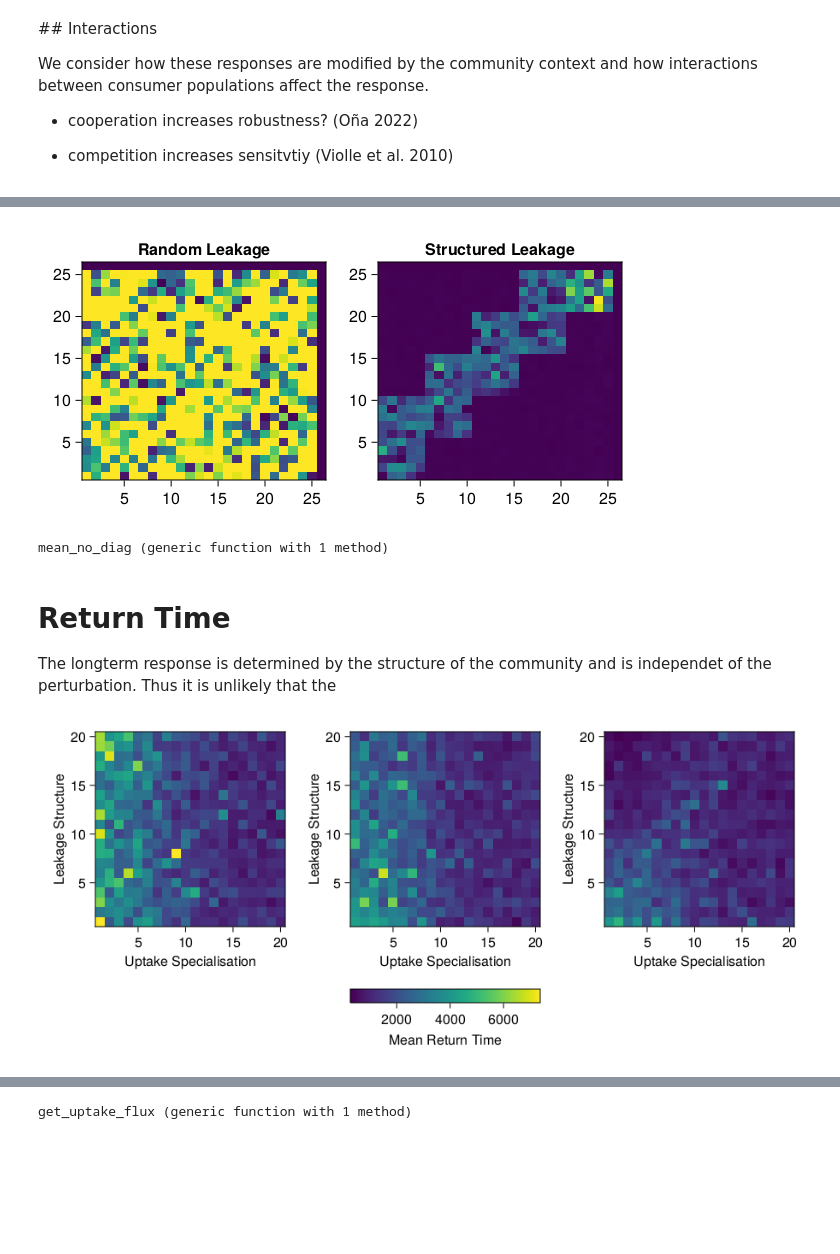
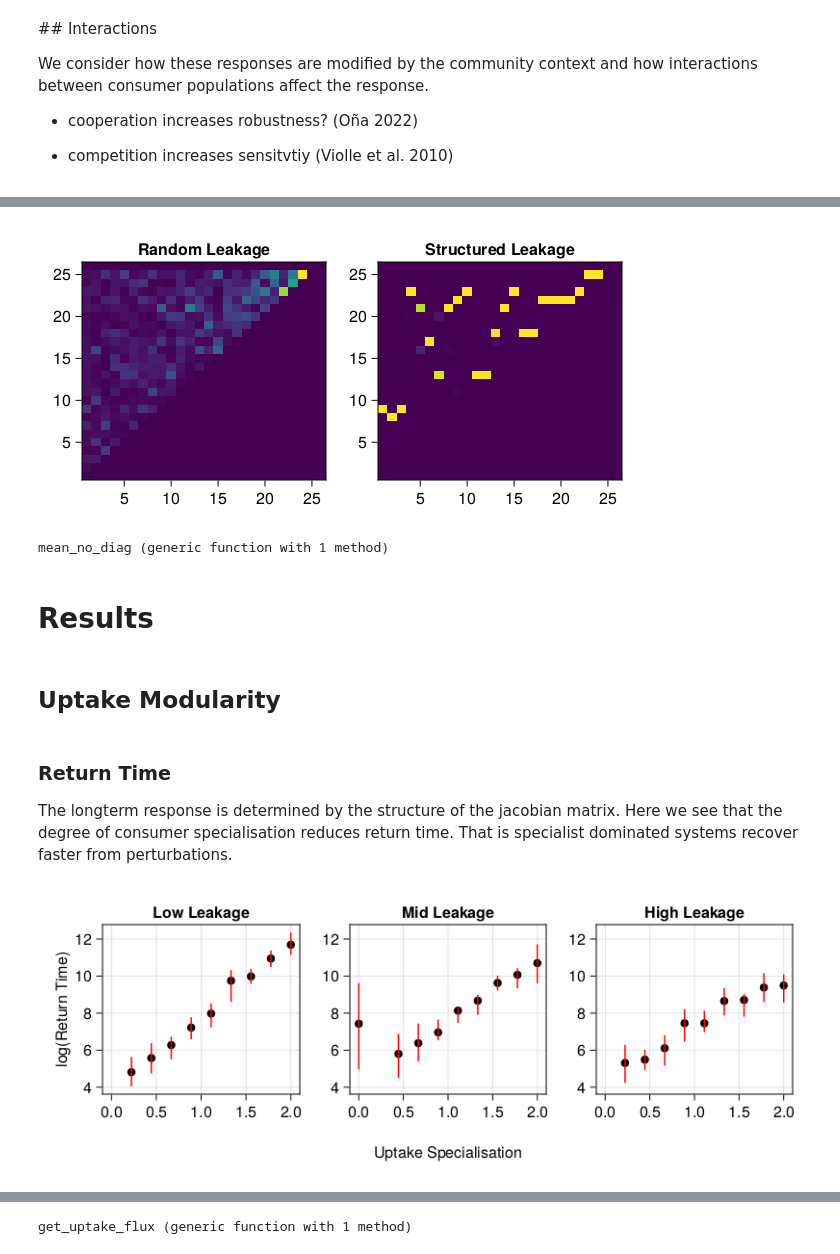
Before and after one commit to CleggTom/chemicalstressors, a Jupyter notebook: notebooks/detox_stress_model.ipynb, the cells around one changed output, grey strips where cells are left out. Cells and saved outputs as stored; diff of their text form; code cells hidden in the pictures; blank space fills up the shorter version.

```diff
--- a/notebooks/detox_stress_model.ipynb
+++ b/notebooks/detox_stress_model.ipynb
@@ -172,20 +319,21 @@ f = Figure(resolution = (600,300))
 ax1 = Axis(f[1,1],title = "Random Leakage")
 ax2 = Axis(f[1,2],title = "Structured Leakage")
 
-heatmap!(ax1, fl(50,26,Dict(:l_ratio => 1.0, :λ => 0.5)), colorrange = (0.0,0.5 / 26))
-heatmap!(ax2, fl(50,26,Dict(:l_ratio => 100.0, :λ => 0.5)), colorrange = (0.0,5 / 26))
+heatmap!(ax1, dirchlet_leakage(50,26,Dict(:al => 1.0, :λ => 1.0)), colorrange = (0.0,1.0))
+heatmap!(ax2, dirchlet_leakage(50,26,Dict(:al => 0.01, :λ => 1.0)), colorrange = (0.0,1.0))
+
 
 f
 # %% [output]
-[figure, old version]
+[figure, new version]
 # %%
 r = JLD2.load("../data/detox_simulations.jld2")
 analysis = JLD2.load("../data/analysis.jld2")
 
-N_r,N_u, N_l, N_λ, N_ρ, N_utot = size(r["J"])
+N_r,N_u,N_λ,N_ρ = size(r["J"])
 
-s_vec = 10 .^ range(0, 2, length = 20)
-ρ_vec = ρ_vec = [0.0, 0.01, 0.1, 1.0]
+u_vec =  (range(0, 2, length = N_u))
+ρ_vec = range(-4, -4, length = N_ρ)
 λ_vec = [0.1, 0.3, 0.7]
 
 mean_no_diag(A) = (sum(A) - sum(A[diagind(A)])) / (prod(size(A) .- [0, 1]))
@@ -213,21 +342,42 @@ sum_pos_ = sum_pos.(analysis["a_mat"]);
+# %% [markdown]
+# Results
+# %% [markdown]
+## Uptake Modularity
 # %% [markdown]
-# Return Time
+### Return Time
 
-The longterm response is determined by the structure of the community and is independet of the perturbation. Thus it is unlikely that the
+The longterm response is determined by the structure of the jacobian matrix. Here we see that the degree of consumer specialisation reduces return time. That is specialist dominated systems recover faster from perturbations.
 # %%
-lims = -1 ./ extrema(mean(Real.(analysis["Rinf"]), dims = 1))
+#get return rates
+return_rates = map(x -> isa(x, Complex) ? -1 / (x.re) : -1/x, analysis["Rinf"])
+indx = findall(return_rates .< 0)
+return_rates[indx] .= 0.0
+return_rates = log.(return_rates)
 
-f = Figure(resolution = (900,400))
+f = Figure(resolution = (800,300))
+ax = [Axis(f[1,i], ) for i = 1:3]
+[ax[i].title = string(["Low","Mid","High"][i]," Leakage") for i = 1:3]
+ax[1].ylabel = "log(Return Time)"
 
-for l = 1:3
-    R = 1 ./ -mean(Real.(analysis["Rinf"])[:,:,:,l,1],dims=(1))[1,:,:]
-    ax = Axis(f[1,l], xlabel = "Uptake Specialisation", ylabel = "Leakage Structure")
+for u = 1:N_u
+    for l = 1:N_λ
+        #means
+        scatter!(ax[l], u_vec[u], mean(return_rates[:,u,l,1]), color = "black")
 
-    heatmap!(ax,R, colormap = :viridis, colorrange = lims)
+        #error
+        lb = mean(return_rates[:,u,l,1]) - quantile(return_rates[:,u,l,1],0.25)
+        ub = quantile(return_rates[:,u,l,1],0.75) - mean(return_rates[:,u,l,1])
+
+        errorbars!(ax[l], u_vec[u], mean(return_rates[:,u,l,1]),[lb],[ub],color = "red")
+
+
+        # boxplot!(ax[l], fill(u_vec[u],N_r), return_rates[:,u,l,1], color = "grey", width = 0.1)
+    end
 end
 
-Colorbar(f[2,2], colormap = :viridis, vertical = false, flipaxis = false, label = "Mean Return Time", limits = lims)
+linkaxes!(ax...)
+xlabel = Label(f[2, 1:3], "Uptake Specialisation", rotation = 0)
 
 f
 # %% [output]
-[figure, old version]
+[figure, new version]
```
Also changed, not shown: parts of 33 cells of this notebook, 4 other files.
